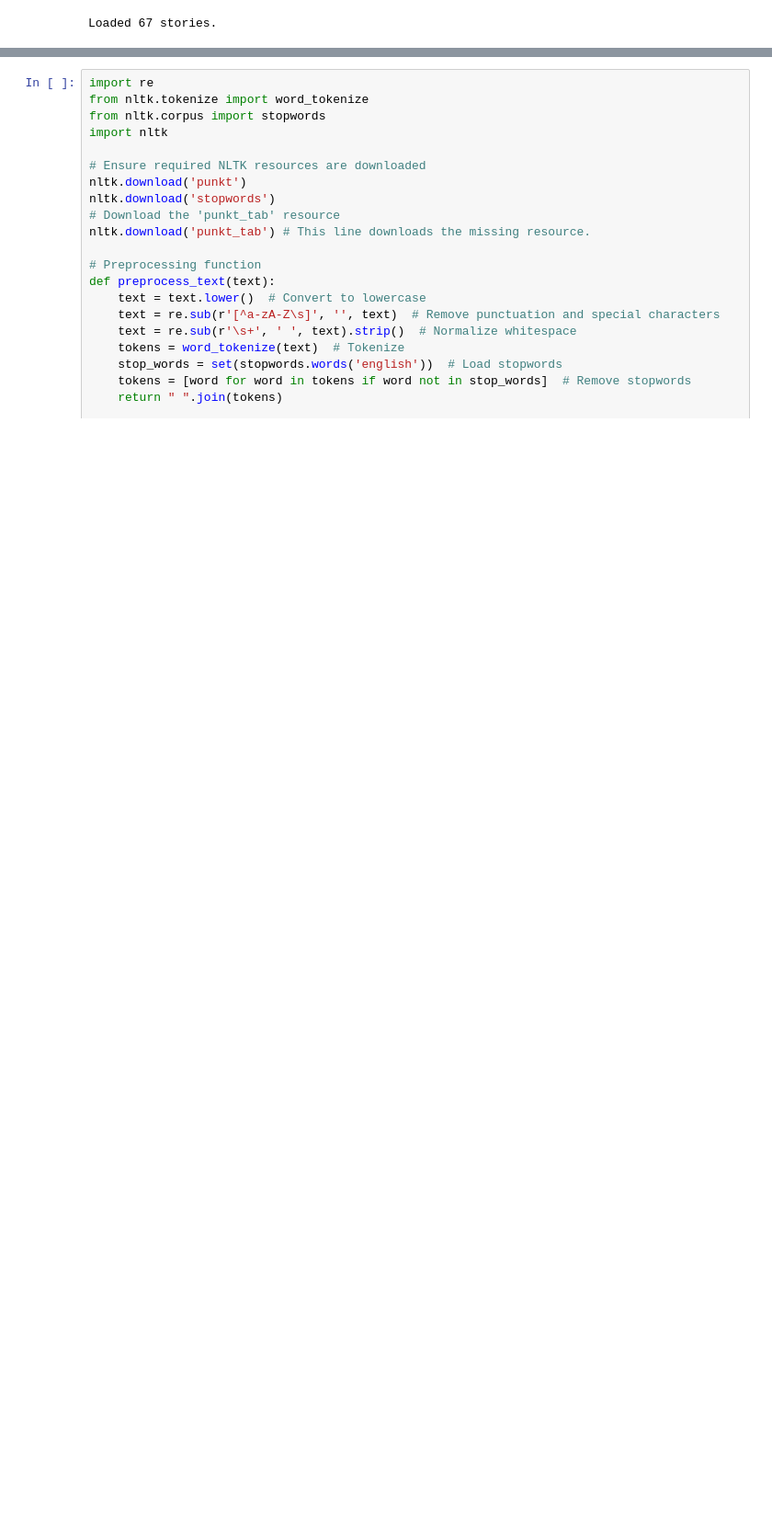
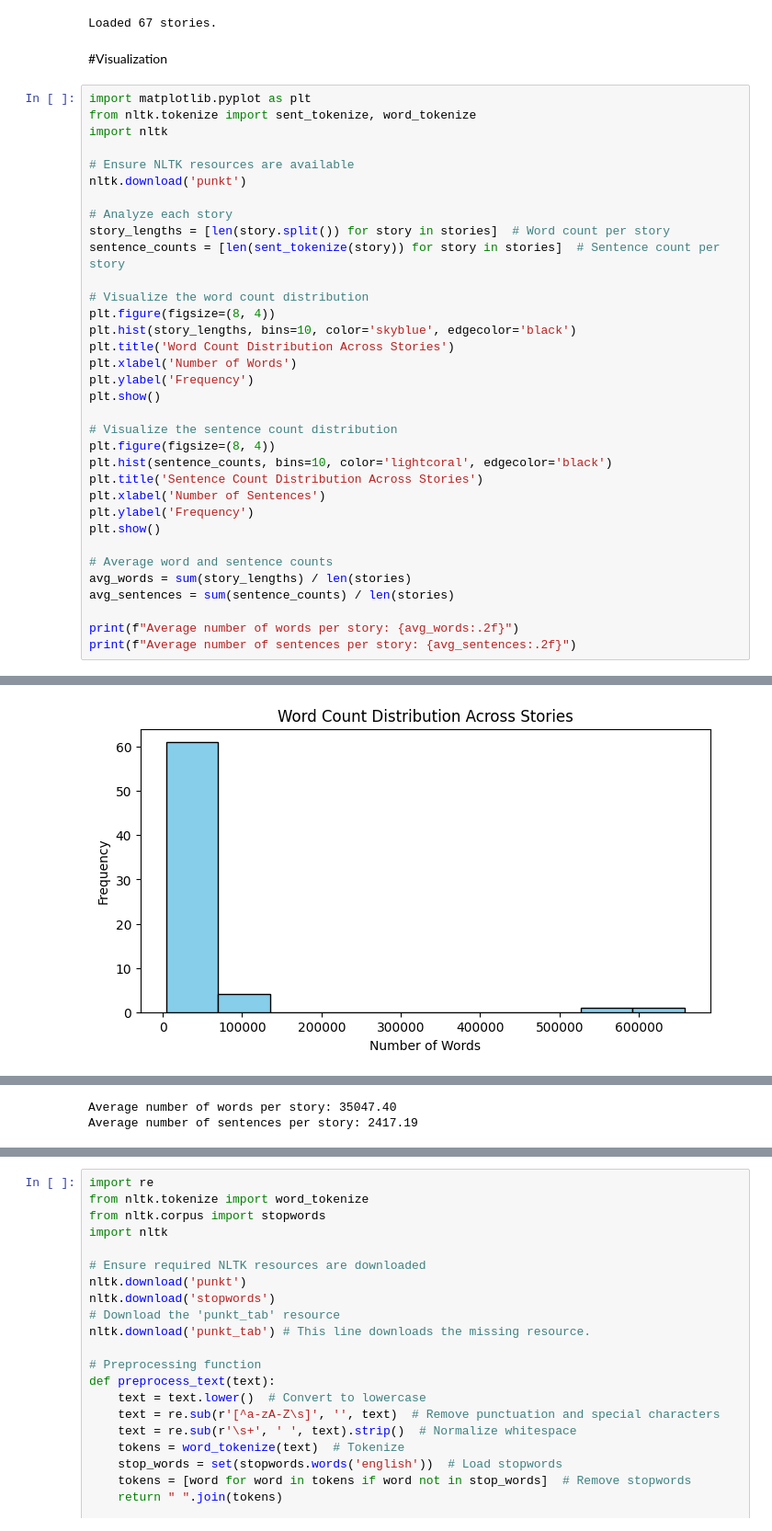
Before and after one commit to Shamiul-693/-Sherlock-Holmes-dataset., a Jupyter notebook: Sherlock_Holmes_dataset_.ipynb, the cells around one changed output, grey strips where cells are left out. Shown at 92% size. Saved outputs shown, nothing was run; the diff lists cells and outputs as text; blank space fills up the shorter version.

```diff
--- a/Sherlock_Holmes_dataset_.ipynb
+++ b/Sherlock_Holmes_dataset_.ipynb
@@ -31,3 +35,40 @@ stories = load_dataset(folder_path)
 print(f"Loaded {len(stories)} stories.")
 # %% [output]
 Loaded 67 stories.
+# %% [markdown]
+#Visualization
+# %%
+import matplotlib.pyplot as plt
+from nltk.tokenize import sent_tokenize, word_tokenize
+import nltk
+
+# Ensure NLTK resources are available
+nltk.download('punkt')
+
+# Analyze each story
+story_lengths = [len(story.split()) for story in stories]  # Word count per story
+sentence_counts = [len(sent_tokenize(story)) for story in stories]  # Sentence count per story
+
+# Visualize the word count distribution
+plt.figure(figsize=(8, 4))
+plt.hist(story_lengths, bins=10, color='skyblue', edgecolor='black')
+plt.title('Word Count Distribution Across Stories')
+plt.xlabel('Number of Words')
+plt.ylabel('Frequency')
+plt.show()
+
+# Visualize the sentence count distribution
+plt.figure(figsize=(8, 4))
+plt.hist(sentence_counts, bins=10, color='lightcoral', edgecolor='black')
+plt.title('Sentence Count Distribution Across Stories')
+plt.xlabel('Number of Sentences')
+plt.ylabel('Frequency')
+plt.show()
+
+# Average word and sentence counts
+avg_words = sum(story_lengths) / len(stories)
+avg_sentences = sum(sentence_counts) / len(stories)
+
+print(f"Average number of words per story: {avg_words:.2f}")
+print(f"Average number of sentences per story: {avg_sentences:.2f}")
+# %% [output]
@@ -33,0 +77 @@ Loaded 67 stories.
+[figure, added]
@@ -33,0 +79,2 @@ Loaded 67 stories.
+Average number of words per story: 35047.40
+Average number of sentences per story: 2417.19
```
Also changed, not shown: parts of 7 cells of this notebook.
